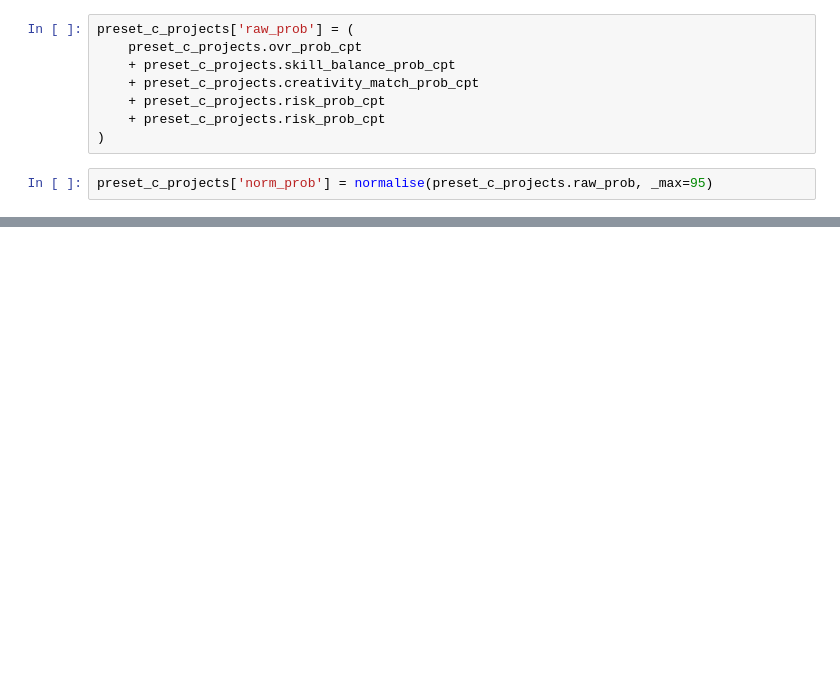
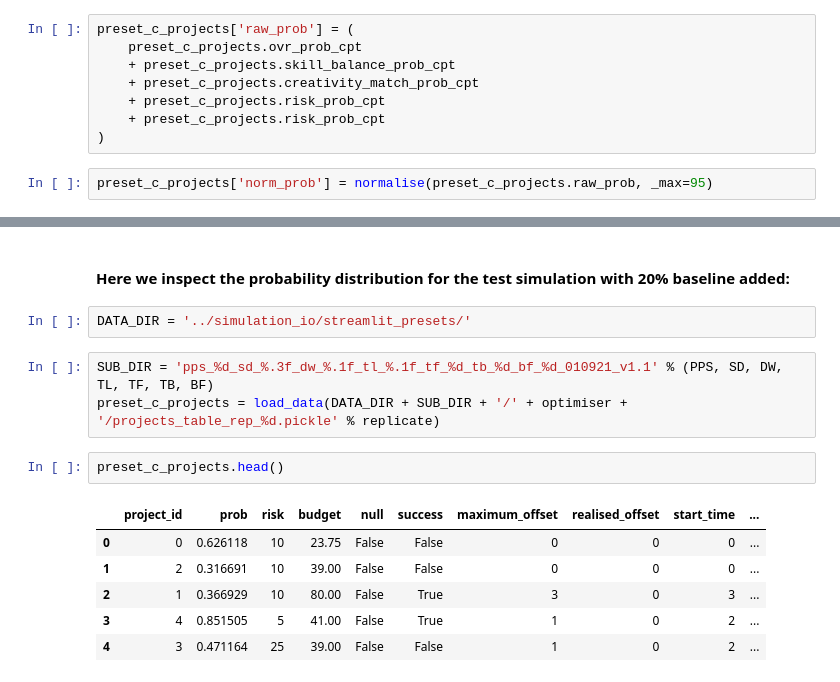
Before and after one commit to Superscriptus/SuperScript, a Jupyter notebook: analysis/probability_components.ipynb, the cells around one changed output, grey strips where cells are left out. Drawn from its saved outputs; the diff is of its cells as text; blank space fills up the shorter version.

```diff
--- a/analysis/probability_components.ipynb
+++ b/analysis/probability_components.ipynb
@@ -198,3 +197,19 @@ plt.xlim([0.0, 1.0])
 plt.tight_layout()
 # %% [output]
 [figure]
+# %% [markdown]
+#### Here we inspect the probability distribution for the test simulation with 20% baseline added:
+# %%
+DATA_DIR = '../simulation_io/streamlit_presets/'
+# %%
+SUB_DIR = 'pps_%d_sd_%.3f_dw_%.1f_tl_%.1f_tf_%d_tb_%d_bf_%d_010921_v1.1' % (PPS, SD, DW, TL, TF, TB, BF)
+preset_c_projects = load_data(DATA_DIR + SUB_DIR + '/' + optimiser + '/projects_table_rep_%d.pickle' % replicate)
+# %%
+preset_c_projects.head()
+# %% [output]
+|  | project_id | prob | risk | budget | null | success | maximum_offset | realised_offset | start_time | ... |
+| 0 | 0 | 0.626118 | 10 | 23.75 | False | False | 0 | 0 | 0 | ... |
+| 1 | 2 | 0.316691 | 10 | 39.00 | False | False | 0 | 0 | 0 | ... |
+| 2 | 1 | 0.366929 | 10 | 80.00 | False | True | 3 | 0 | 3 | ... |
+| 3 | 4 | 0.851505 | 5 | 41.00 | False | True | 1 | 0 | 2 | ... |
+| 4 | 3 | 0.471164 | 25 | 39.00 | False | False | 1 | 0 | 2 | ... |
```
Also changed, not shown: parts of 3 cells of this notebook.
